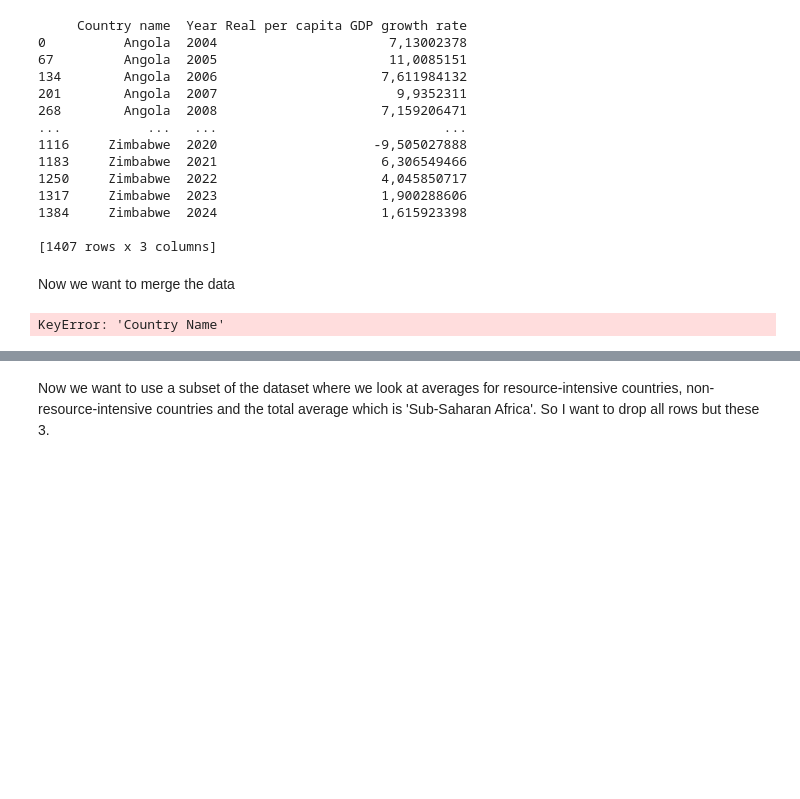
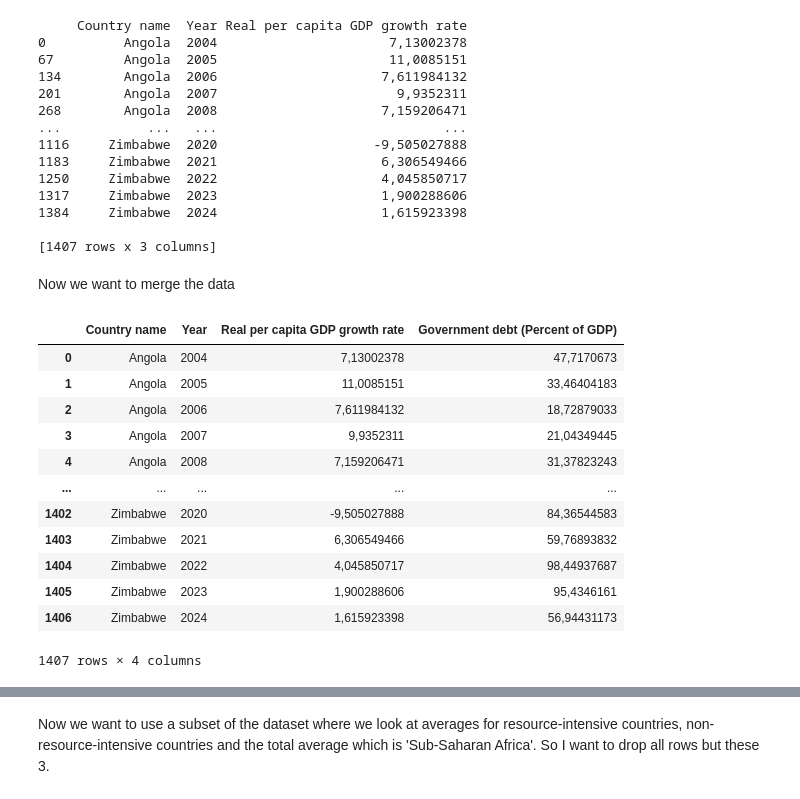
Before and after one commit to NumEconCopenhagen/projects-2024-miguel-og-chris, a Jupyter notebook: dataproject/dataproject.ipynb, the cells around one changed output, grey strips where cells are left out. Cells and saved outputs as stored; diff of their text form; code cells hidden in the pictures; blank space fills up the shorter version.

```diff
--- a/dataproject/dataproject.ipynb
+++ b/dataproject/dataproject.ipynb
@@ -153,6 +153,20 @@ print(GDP_panel_data)
 Now we want to merge the data
 # %%
 #Make an inner merge
-merged = pd.merge(GDP_panel_data, Debt_panel_data, on=['Country Name', 'Year'])
+merged_data = pd.merge(GDP_panel_data, Debt_panel_data, on=['Country name', 'Year'])
+merged_data.to_csv('Merged_data_print', index=False)
+display(merged_data)
 # %% [output]
+|  | Country name | Year | Real per capita GDP growth rate | Government debt (Percent of GDP) |
+| 0 | Angola | 2004 | 7,13002378 | 47,7170673 |
+| 1 | Angola | 2005 | 11,0085151 | 33,46404183 |
+| 2 | Angola | 2006 | 7,611984132 | 18,72879033 |
+| 3 | Angola | 2007 | 9,9352311 | 21,04349445 |
+| 4 | Angola | 2008 | 7,159206471 | 31,37823243 |
+| ... | ... | ... | ... | ... |
+| 1402 | Zimbabwe | 2020 | -9,505027888 | 84,36544583 |
+| 1403 | Zimbabwe | 2021 | 6,306549466 | 59,76893832 |
+| 1404 | Zimbabwe | 2022 | 4,045850717 | 98,44937687 |
+| 1405 | Zimbabwe | 2023 | 1,900288606 | 95,4346161 |
+| 1406 | Zimbabwe | 2024 | 1,615923398 | 56,94431173 |
-KeyError: 'Country Name'
+1407 rows × 4 columns
```
Also changed, not shown: parts of 5 cells of this notebook, 1 other file.
